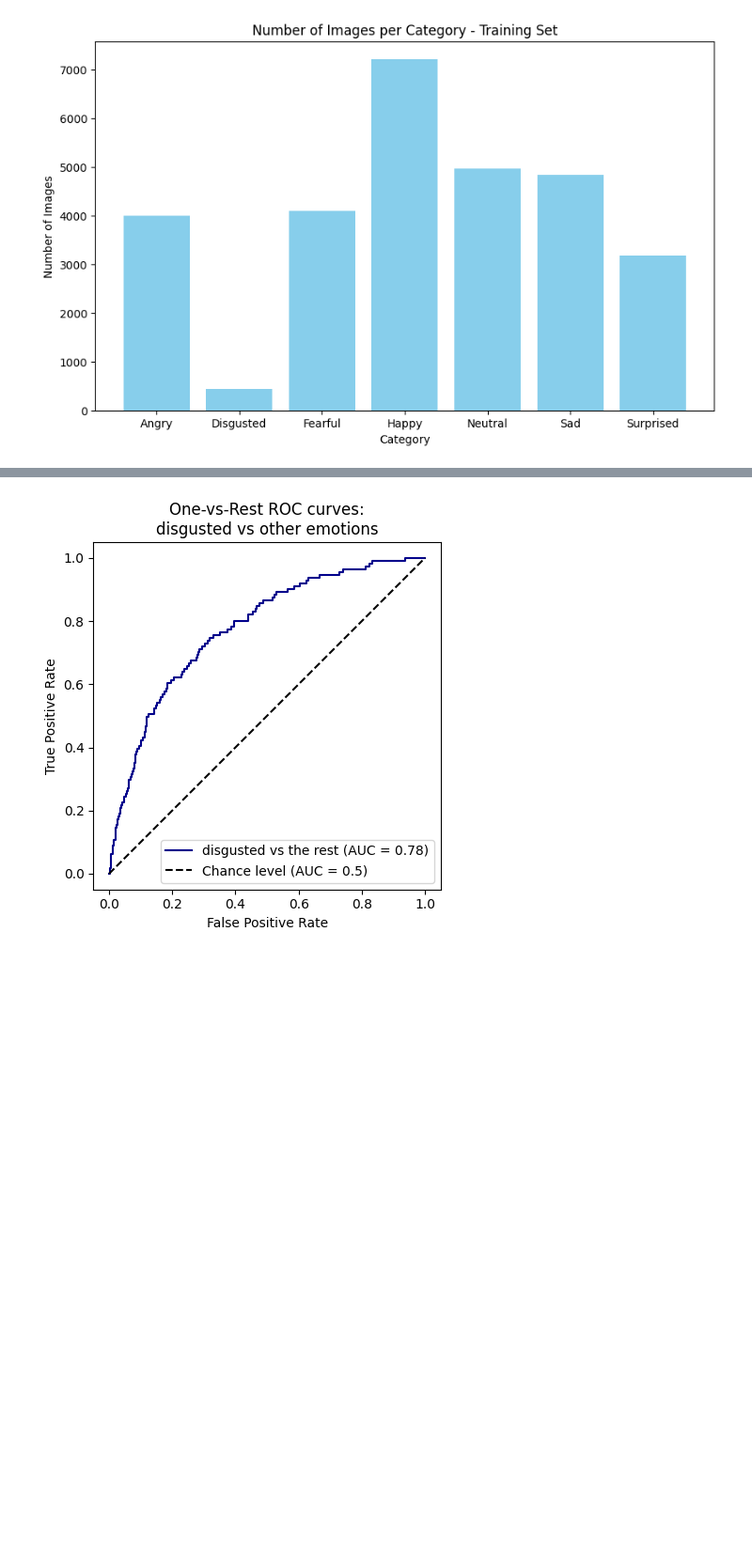
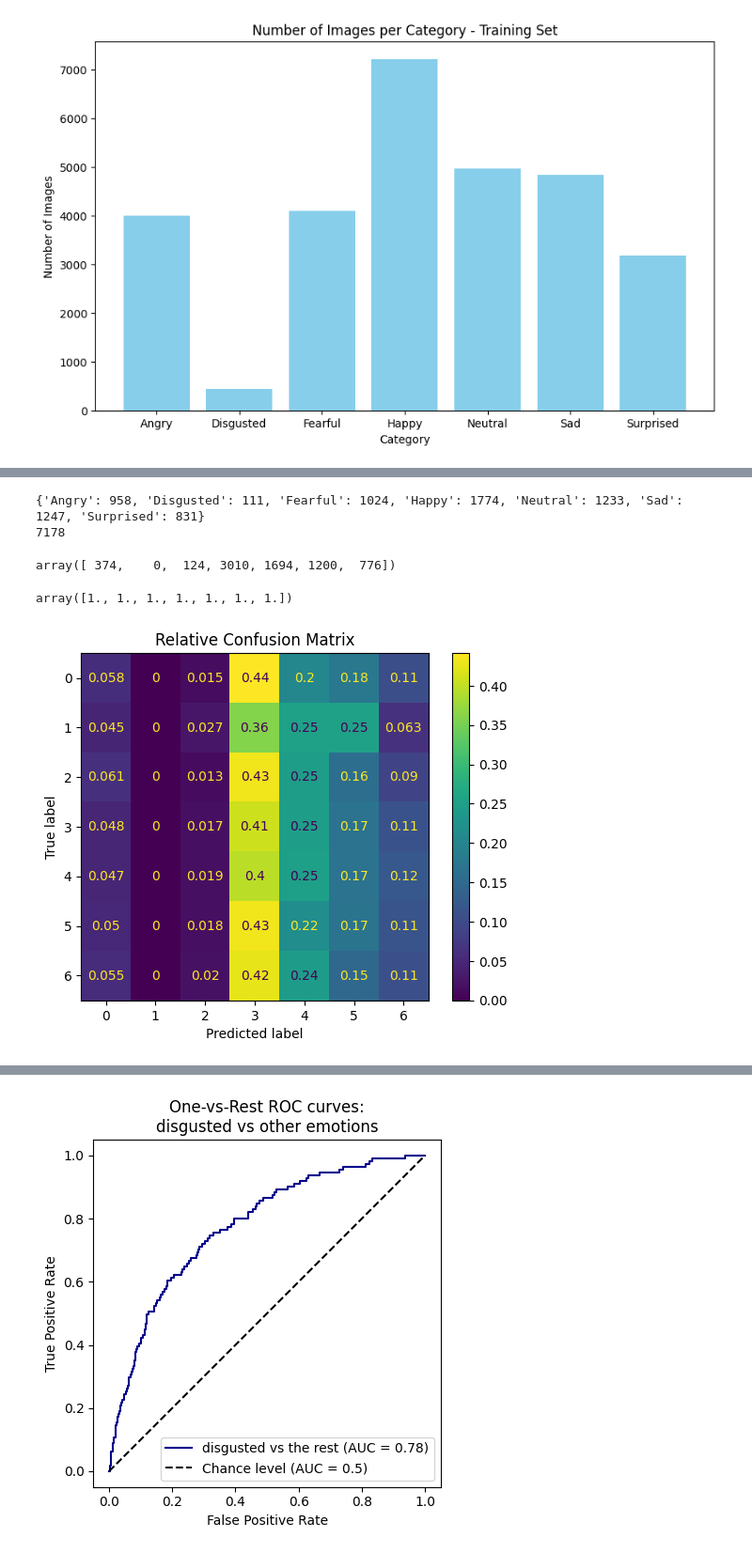
Before and after one commit to FedericoSantona/Project3, a Jupyter notebook: plots.ipynb, the cells around one changed output, grey strips where cells are left out. Shown at 94% size. Drawn from its saved outputs; the diff is of its cells as text; code cells hidden in the pictures; blank space fills up the shorter version.

Commit message:
will fix tomorrow

```diff
--- a/plots.ipynb
+++ b/plots.ipynb
@@ -186 +186,36 @@ Test loss: 1.4524625539779663
+# %%
+class_indices = np.argmax(t_test, axis=1)
+
+# Count the occurrences of each class index
+class_counts = np.bincount(class_indices)
+categories = np.arange(len(class_counts))  # This will be your x-axis (the number of the category)
+freq_classes = dict()
+for i in categories:
+    freq_classes[str(classes[i])] = class_counts[i]
+print(freq_classes)
+print(sum(freq_classes.values()))
+# %% [output]
+{'Angry': 958, 'Disgusted': 111, 'Fearful': 1024, 'Happy': 1774, 'Neutral': 1233, 'Sad': 1247, 'Surprised': 831}
+7178
+# %%
+norm_ = np.array(list(freq_classes.values()))
+conf_mat = confusion_matrix(y_true_classes, y_pred_classes)
+# %%
+conf_mat2 = np.zeros((len(norm_), len(norm_)))
+for i in range(len(norm_)):
+    conf_mat2[i, :] = conf_mat[i, :]/norm_[i]
+# %% [output]
+array([ 374,    0,  124, 3010, 1694, 1200,  776])
+# %%
+np.sum(conf_mat2, axis=1)
+# %% [output]
+array([1., 1., 1., 1., 1., 1., 1.])
+# %%
+# Display the confusion matrix
+disp = ConfusionMatrixDisplay(conf_mat2, display_labels=np.arange(num_classes))
+disp.plot(cmap='viridis')
+plt.title('Relative Confusion Matrix')
+plt.savefig("confusion_matrix")
+# %% [output]
+[figure, added]
 # %%
```
Also changed, not shown: parts of 2 cells of this notebook, 1 other file.
